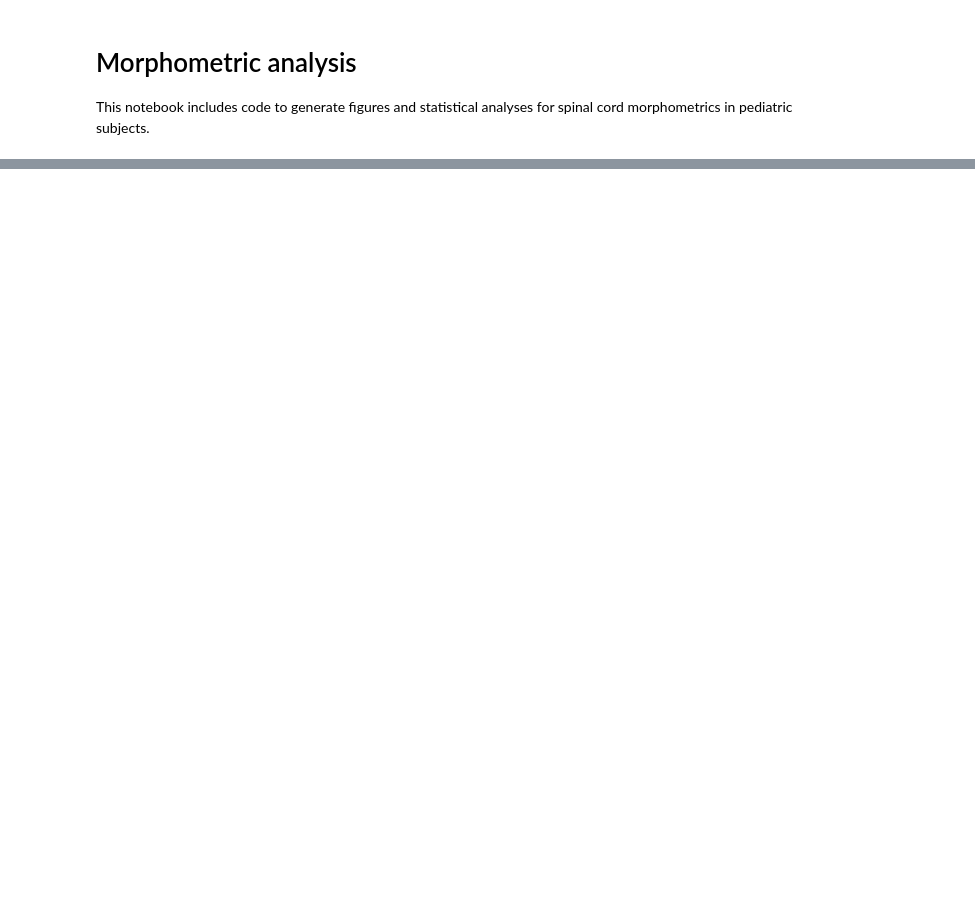
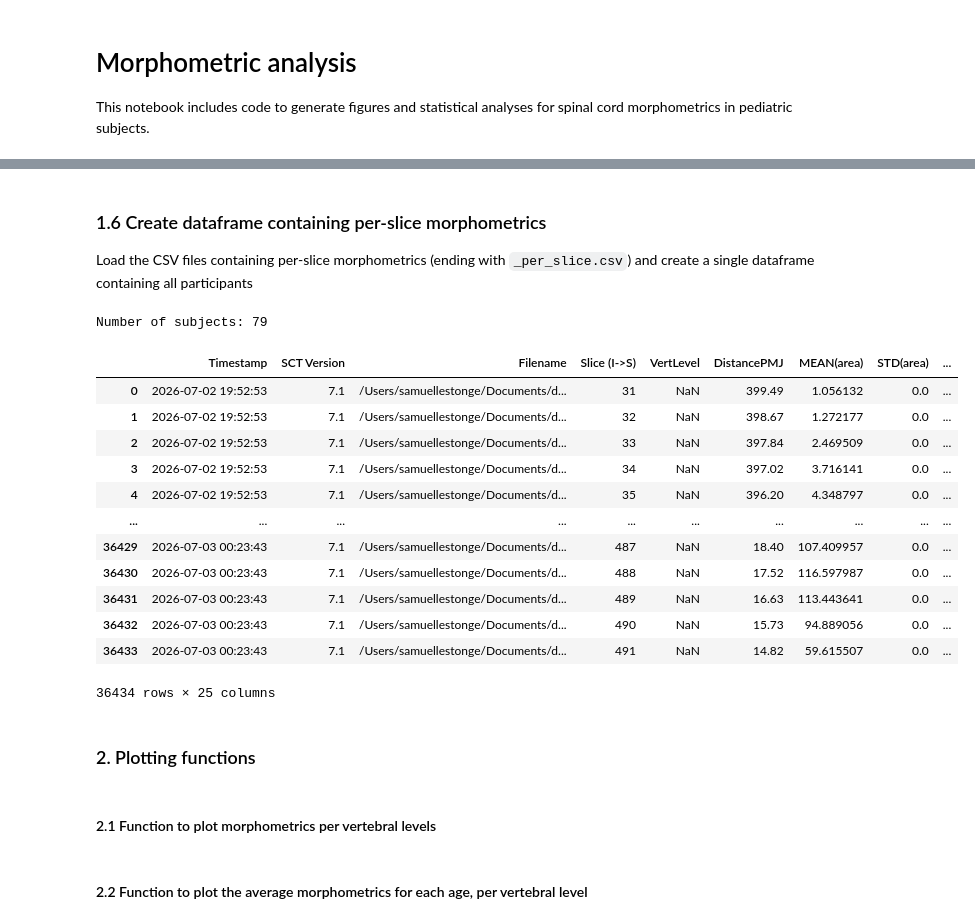
Before and after one commit to sct-pipeline/pediatric-data-analysis, a Jupyter notebook: results/plots/morphometrics.ipynb, the cells around one changed output, grey strips where cells are left out. Drawn from its saved outputs; the diff is of its cells as text; code cells hidden in the pictures; blank space fills up the shorter version.

```diff
--- a/results/plots/morphometrics.ipynb
+++ b/results/plots/morphometrics.ipynb
@@ -224,15 +220,0 @@ Load the CSV files containing morphometric values of each subject and add to a s
-# %%
-# Initialize an empty DataFrame to store morphometric values
-morphometrics_df = pd.DataFrame()
-
-# Load the CSV files containing morphometric values of each subject and add to a single dataframe
-for file in os.listdir(morphometric_results_dir):
-    if file.endswith('_final.csv'):
-        df = pd.read_csv(os.path.join(morphometric_results_dir, file))
-        morphometrics_df = pd.concat([morphometrics_df, df], ignore_index=True)
-
-# Remove age and sex columns if they exist
-if 'age' in morphometrics_df.columns:
-    morphometrics_df = morphometrics_df.drop(columns=['age'])
-if 'sex' in morphometrics_df.columns:
-    morphometrics_df = morphometrics_df.drop(columns=['sex'])
@@ -441,0 +279,51 @@ plot_morphometrics(morphometrics_df, 'RL_diameter', 'RL diameter (mm)', sex='M')
+# %% [markdown]
+### 1.6 Create dataframe containing per-slice morphometrics
+Load the CSV files containing per-slice morphometrics (ending with `_per_slice.csv`) and create a single dataframe containing all participants
+# %%
+# Initialize an empty DataFrame to store per slice morphometric values
+per_slice_df = pd.DataFrame()
+
+# Load the CSV files containing morphometric values of each subject and add to a single dataframe
+for file in os.listdir(morphometric_results_dir):
+    if file.endswith('_per_slice.csv'):
+        df = pd.read_csv(os.path.join(morphometric_results_dir, file))
+        df = df.dropna(subset=["MEAN(area)"]) # remove rows where the CSA is NaN
+        per_slice_df = pd.concat([per_slice_df, df], ignore_index=True)
+
+# Add subject column from the 'Filename' column
+for index, row in per_slice_df.iterrows():
+    filename = row['Filename']
+    filename = Path(filename)
+
+    # Subject folder is the parent directory before "anat"
+    subject_id = filename.parts[-3]
+
+    # Add to the dataframe
+    per_slice_df.loc[index, 'subject'] = subject_id
+
+# Keep only subjects included in the include_t2_subjects list
+per_slice_df = per_slice_df[per_slice_df["subject"].isin(include_subjects_with_sc_tip["participant_id"])].reset_index(drop=True)
+
+print("Number of subjects:", per_slice_df["subject"].nunique())
+# %% [output]
+Number of subjects: 79
+# %%
+per_slice_df
+# %% [output]
+|  | Timestamp | SCT Version | Filename | Slice (I->S) | VertLevel | DistancePMJ | MEAN(area) | STD(area) | ... |
+| 0 | 2026-07-02 19:52:53 | 7.1 | /Users/samuellestonge/Documents/d... | 31 | NaN | 399.49 | 1.056132 | 0.0 | ... |
+| 1 | 2026-07-02 19:52:53 | 7.1 | /Users/samuellestonge/Documents/d... | 32 | NaN | 398.67 | 1.272177 | 0.0 | ... |
+| 2 | 2026-07-02 19:52:53 | 7.1 | /Users/samuellestonge/Documents/d... | 33 | NaN | 397.84 | 2.469509 | 0.0 | ... |
+| 3 | 2026-07-02 19:52:53 | 7.1 | /Users/samuellestonge/Documents/d... | 34 | NaN | 397.02 | 3.716141 | 0.0 | ... |
+| 4 | 2026-07-02 19:52:53 | 7.1 | /Users/samuellestonge/Documents/d... | 35 | NaN | 396.20 | 4.348797 | 0.0 | ... |
+| ... | ... | ... | ... | ... | ... | ... | ... | ... | ... |
+| 36429 | 2026-07-03 00:23:43 | 7.1 | /Users/samuellestonge/Documents/d... | 487 | NaN | 18.40 | 107.409957 | 0.0 | ... |
+| 36430 | 2026-07-03 00:23:43 | 7.1 | /Users/samuellestonge/Documents/d... | 488 | NaN | 17.52 | 116.597987 | 0.0 | ... |
+| 36431 | 2026-07-03 00:23:43 | 7.1 | /Users/samuellestonge/Documents/d... | 489 | NaN | 16.63 | 113.443641 | 0.0 | ... |
+| 36432 | 2026-07-03 00:23:43 | 7.1 | /Users/samuellestonge/Documents/d... | 490 | NaN | 15.73 | 94.889056 | 0.0 | ... |
+| 36433 | 2026-07-03 00:23:43 | 7.1 | /Users/samuellestonge/Documents/d... | 491 | NaN | 14.82 | 59.615507 | 0.0 | ... |
+36434 rows × 25 columns
+# %% [markdown]
+### 2. Plotting functions
+# %% [markdown]
+#### 2.1 Function to plot morphometrics per vertebral levels
@@ -441,0 +450,2 @@ plot_morphometrics(morphometrics_df, 'RL_diameter', 'RL diameter (mm)', sex='M')
+# %% [markdown]
+#### 2.2 Function to plot the average morphometrics for each age, per vertebral level
```
Also changed, not shown: parts of 66 cells of this notebook.
